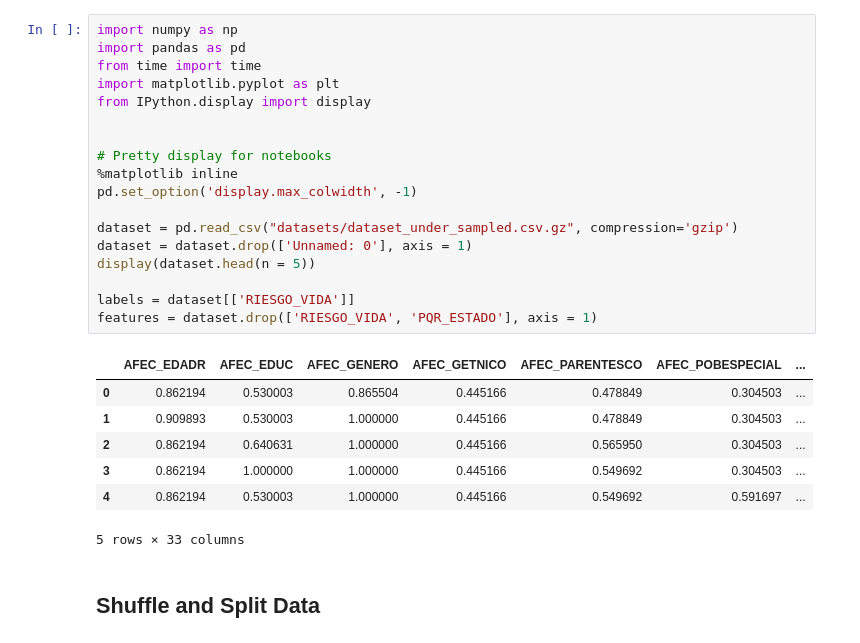
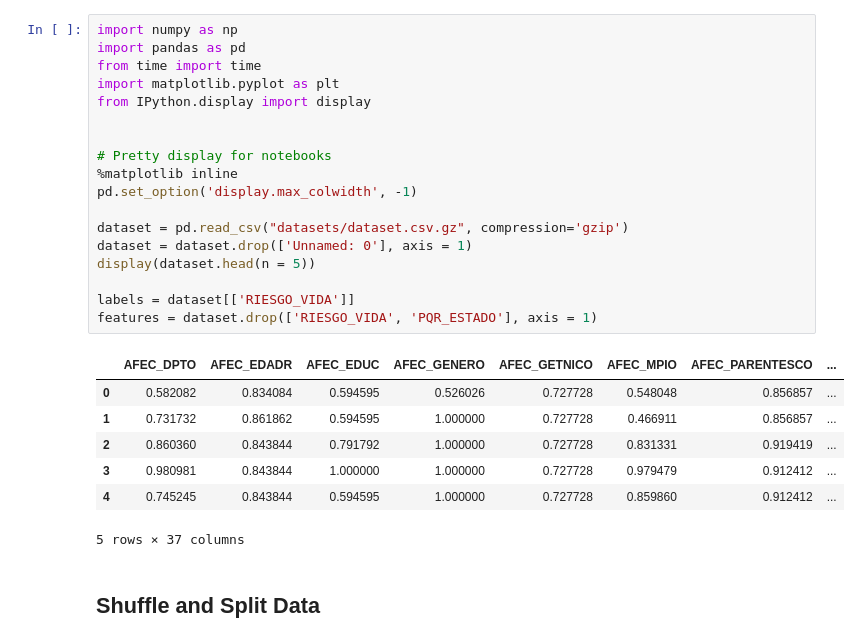
Before and after one commit to mrugeles/capstone-project, a Jupyter notebook: 3) Model Benchmark.ipynb, the cells around one changed output. Saved outputs shown, nothing was run; the diff lists cells and outputs as text.

```diff
--- a/3) Model Benchmark.ipynb
+++ b/3) Model Benchmark.ipynb
@@ -1,29 +1,29 @@
 # %%
 import numpy as np
 import pandas as pd
 from time import time
 import matplotlib.pyplot as plt
 from IPython.display import display
 
 
 # Pretty display for notebooks
 %matplotlib inline
 pd.set_option('display.max_colwidth', -1)
 
-dataset = pd.read_csv("datasets/dataset_under_sampled.csv.gz", compression='gzip')
+dataset = pd.read_csv("datasets/dataset.csv.gz", compression='gzip')
 dataset = dataset.drop(['Unnamed: 0'], axis = 1)
 display(dataset.head(n = 5))
 
 labels = dataset[['RIESGO_VIDA']]
 features = dataset.drop(['RIESGO_VIDA', 'PQR_ESTADO'], axis = 1)
 # %% [output]
-|  | AFEC_EDADR | AFEC_EDUC | AFEC_GENERO | AFEC_GETNICO | AFEC_PARENTESCO | AFEC_POBESPECIAL | ... |
-| 0 | 0.862194 | 0.530003 | 0.865504 | 0.445166 | 0.478849 | 0.304503 | ... |
-| 1 | 0.909893 | 0.530003 | 1.000000 | 0.445166 | 0.478849 | 0.304503 | ... |
-| 2 | 0.862194 | 0.640631 | 1.000000 | 0.445166 | 0.565950 | 0.304503 | ... |
-| 3 | 0.862194 | 1.000000 | 1.000000 | 0.445166 | 0.549692 | 0.304503 | ... |
-| 4 | 0.862194 | 0.530003 | 1.000000 | 0.445166 | 0.549692 | 0.591697 | ... |
+|  | AFEC_DPTO | AFEC_EDADR | AFEC_EDUC | AFEC_GENERO | AFEC_GETNICO | AFEC_MPIO | AFEC_PARENTESCO | ... |
+| 0 | 0.582082 | 0.834084 | 0.594595 | 0.526026 | 0.727728 | 0.548048 | 0.856857 | ... |
+| 1 | 0.731732 | 0.861862 | 0.594595 | 1.000000 | 0.727728 | 0.466911 | 0.856857 | ... |
+| 2 | 0.860360 | 0.843844 | 0.791792 | 1.000000 | 0.727728 | 0.831331 | 0.919419 | ... |
+| 3 | 0.980981 | 0.843844 | 1.000000 | 1.000000 | 0.727728 | 0.979479 | 0.912412 | ... |
+| 4 | 0.745245 | 0.843844 | 0.594595 | 1.000000 | 0.727728 | 0.859860 | 0.912412 | ... |
-5 rows × 33 columns
+5 rows × 37 columns
 # %% [markdown]
 ## Shuffle and Split Data
 # %%
```
Also changed, not shown: parts of 1 cell of this notebook, 30 other files.
